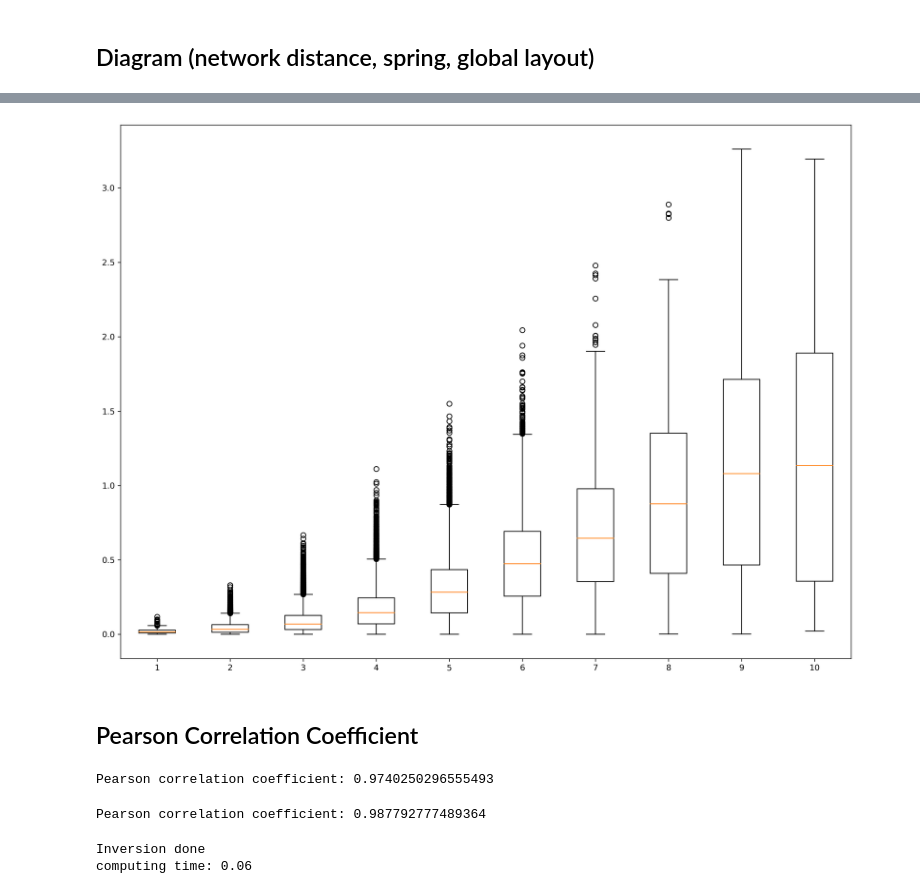
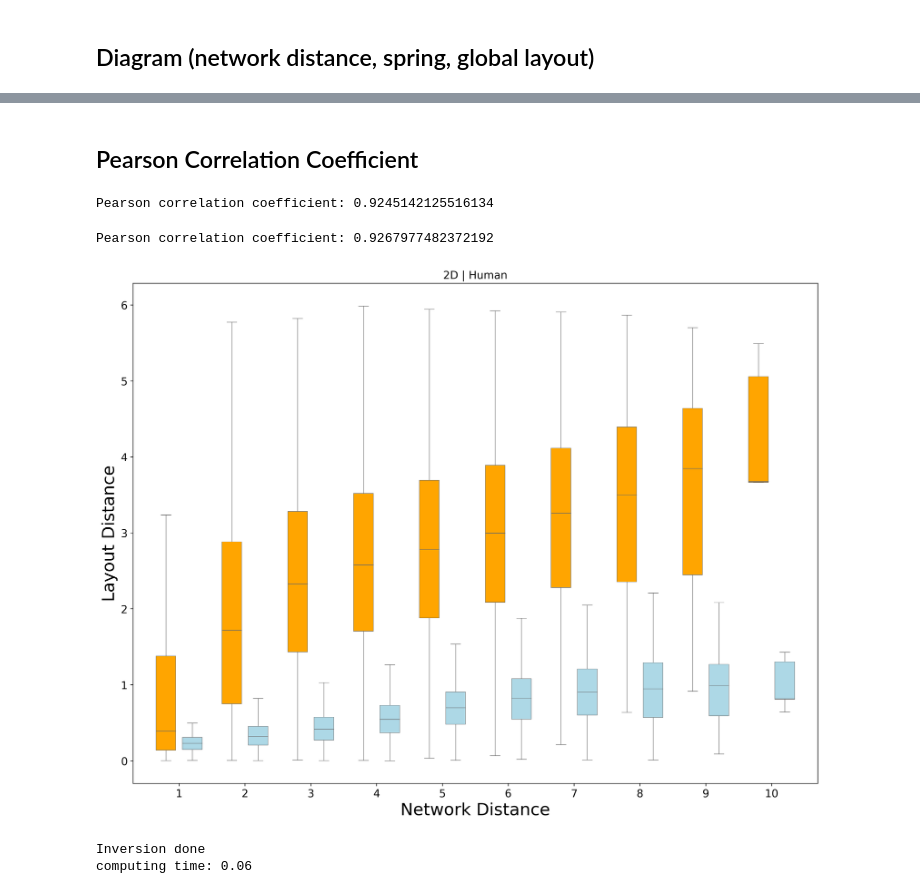
Before and after one commit to menchelab/CartoGRAPHs, a Jupyter notebook: distances_subPPI_Felix_mod_backup.ipynb, the cells around one changed output, grey strips where cells are left out. Cells and saved outputs as stored; diff of their text form; code cells hidden in the pictures.

Commit message:
local update ppi human boxplot diagram

```diff
--- a/distances_subPPI_Felix_mod_backup.ipynb
+++ b/distances_subPPI_Felix_mod_backup.ipynb
@@ -94,0 +89,13 @@ for p1,p2 in it.combinations(G.nodes(),2):
+# %%
+posG_layout = posG_complete_umap_rwr#_norm
+posG_spring = posG_spring2D #_norm
+# %%
+%%time
+
+dist_spring2D = {}
+dist_network2D = {}
+dist_layout2D = {}
+for p1,p2 in it.combinations(G.nodes(),2):
+    dist_network2D[(p1,p2)] = nx.shortest_path_length(G,p1,p2)
+    dist_spring2D[(p1,p2)] = np.sqrt((posG_spring[p1][0]-posG_spring[p2][0])**2 + (posG_spring[p1][1]-posG_spring[p2][1])**2)
+    dist_layout2D[(p1,p2)] = np.sqrt((posG_layout[p1][0]-posG_layout[p2][0])**2+(posG_layout[p1][1]-posG_layout[p2][1])**2)
@@ -95,6 +105,6 @@ for p1,p2 in it.combinations(G.nodes(),2):
 # %%
 d_plot_spring = {}
-for spldist in range(1,int(max(dist_network2D.values()))):
+for spldist in range(1,int(max(dist_network2D.values()))+1):
     l_s = []
     for k, v in dist_network2D.items():
         if v == spldist:
@@ -111,7 +121,7 @@ for spldist in range(1,int(max(dist_network2D.values()))):
 
 
 d_plot_layout = {}
-for spldist in range(1,int(max(dist_network2D.values()))):
+for spldist in range(1,int(max(dist_network2D.values()))+1):
     l_s = []
     for k, v in dist_network2D.items():
         if v == spldist:
@@ -125,32 +135,55 @@ for spldist in range(1,int(max(dist_network2D.values()))):
         except:
             pass
     d_plot_layout[spldist] = l_xy
-# %%
-fig = plt.figure(figsize =(16,12), dpi=300)
-labels, data = d_plot_spring.keys(), d_plot_spring.values()
-plt.boxplot(data)
-plt.xticks(range(1,len(labels)+1),labels)
-plt.show()
-# %% [output]
-[figure, removed]
 # %% [markdown]
 ## Pearson Correlation Coefficient
 # %%
 l_medians = []
 for k, v in d_plot_spring.items():
     l_medians.append(statistics.median(v))
-r = np.corrcoef(np.array(range(1,diameter)), np.array(l_medians))
+r = np.corrcoef(np.array(range(1,int(max(dist_network2D.values()))+1)), np.array(l_medians))
 print('Pearson correlation coefficient:', r[0][1])
 # %% [output]
-Pearson correlation coefficient: 0.9740250296555493
+Pearson correlation coefficient: 0.9245142125516134
 # %%
 l_medians = []
 for k, v in d_plot_layout.items():
     l_medians.append(statistics.median(v))
-r = np.corrcoef(np.array(range(1,diameter)), np.array(l_medians))
+r = np.corrcoef(np.array(range(1,int(max(dist_network2D.values()))+1)), np.array(l_medians))
 print('Pearson correlation coefficient:', r[0][1])
 # %% [output]
-Pearson correlation coefficient: 0.987792777489364
+Pearson correlation coefficient: 0.9267977482372192
+# %%
+offset = 0.2
+
+fig, ax = plt.subplots(figsize =(16,12), dpi=300)
+bp_spring = ax.boxplot(d_plot_spring.values(), positions=[i+offset for i in list(d_plot_spring.keys())], widths=0.3, patch_artist=True, showfliers=False)
+bp_layout = ax.boxplot(d_plot_layout.values(), positions=[i-offset for i in list(d_plot_layout.keys())], widths=0.3, patch_artist=True, showfliers=False)
+
+for element in ['boxes', 'whiskers', 'fliers', 'medians', 'caps']:
+    plt.setp(bp_spring[element], color='dimgrey', linewidth=0.6)
+    plt.setp(bp_layout[element], color='dimgrey', linewidth=0.6)
+
+for patch in bp_spring['boxes']:
+    patch.set(facecolor='lightblue', linewidth=0.5)
+
+for patch in bp_layout['boxes']:
+    patch.set(facecolor='orange', linewidth=0.5)
+
+plt.xlabel('Network Distance', fontsize=22)
+plt.ylabel('Layout Distance', fontsize=22)
+
+plt.xticks(range(1,len(d_plot_spring.keys())+1),d_plot_spring.keys(), fontsize=14)
+plt.yticks(fontsize=14)
+
+
+plt.title('2D | '+organism, fontsize=14)
+#plt.suptitle('Pears corr coef: '+'\n'+'SPRING: '+str(r_spring[0][1])+'\n'+ 'GLOBAL: '+str(r_layout[0][1]), fontsize=10)
+
+plt.show()
+#fig.savefig('output_plots/benchmark/2Dtoynetwork_NetworkDistances_'+'springitr'+str(itr)+'_'+organism+'.png')
+# %% [output]
+[figure, added]
 # %%
 #################################################################
 #
```
Also changed, not shown: parts of 6 cells of this notebook, 1 other file.
